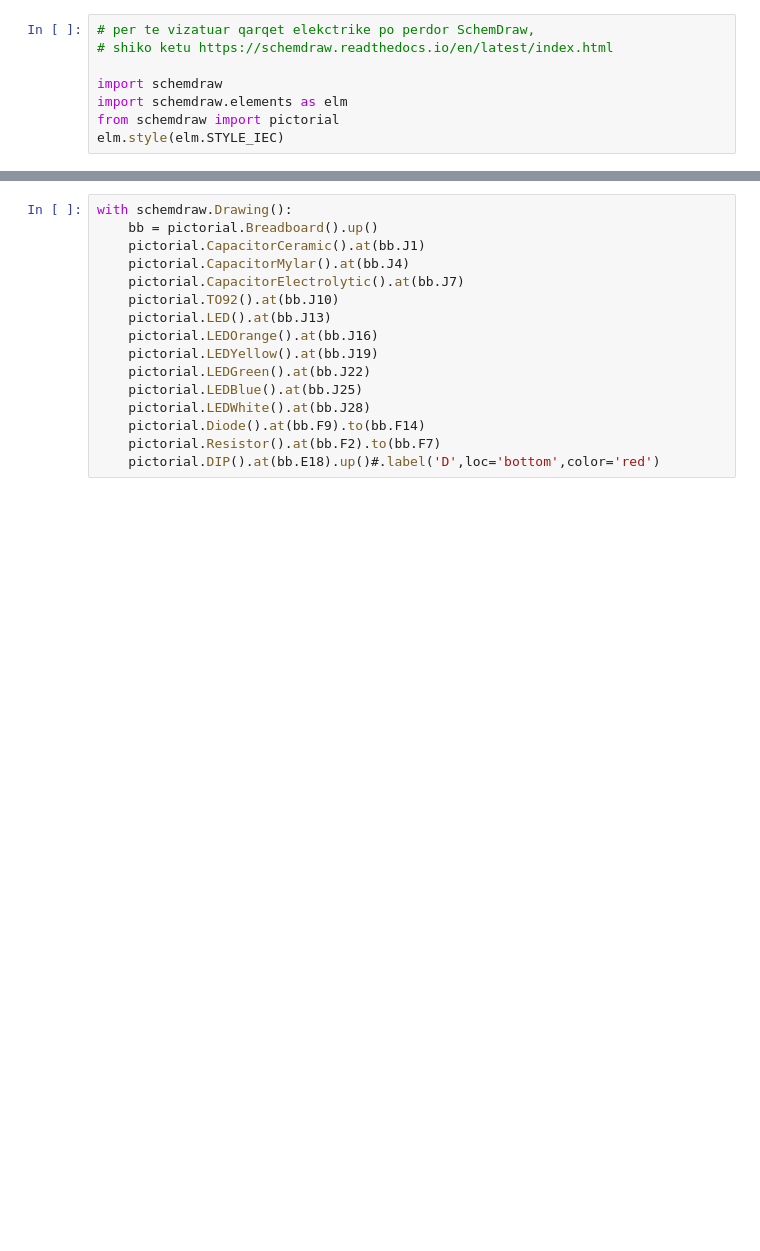
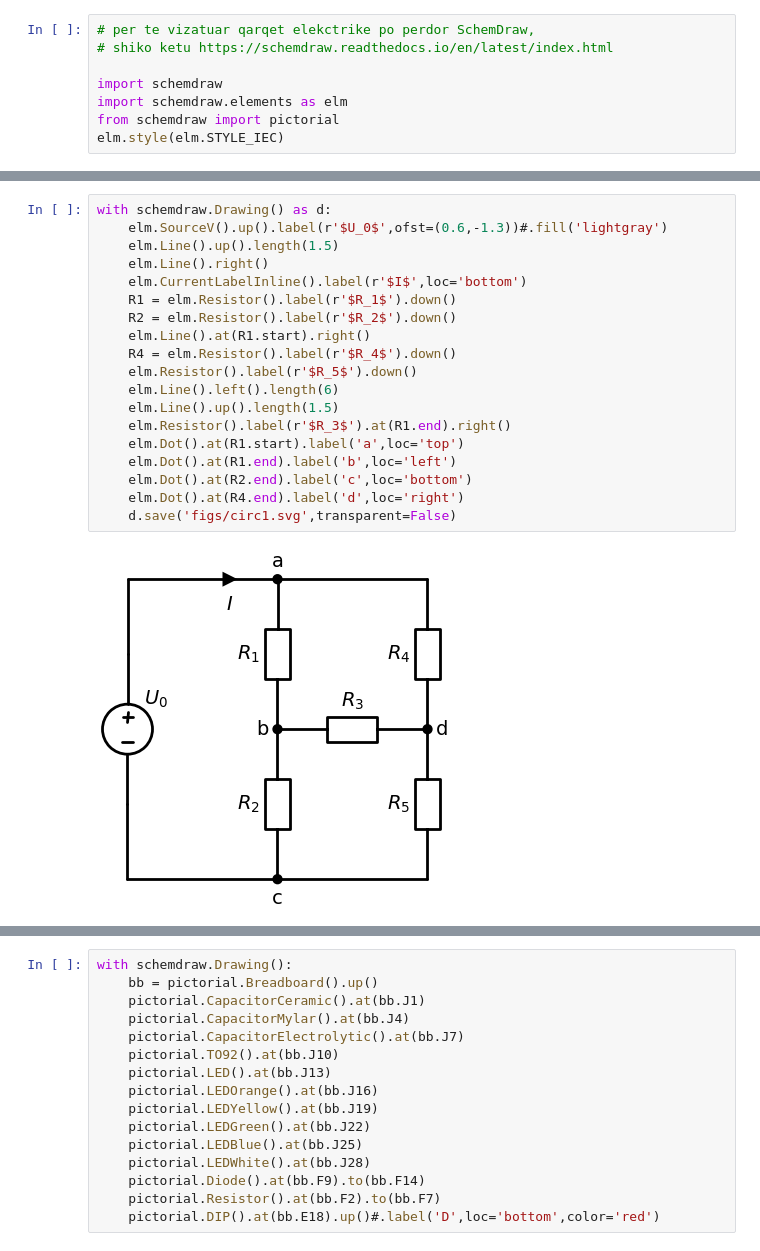
Before and after one commit to ekafex/electronics, a Jupyter notebook: Lectures/Circuit_Draw.ipynb, the cells around one changed output, grey strips where cells are left out. Saved outputs shown, nothing was run; the diff lists cells and outputs as text; blank space fills up the shorter version.

```diff
--- a/Lectures/Circuit_Draw.ipynb
+++ b/Lectures/Circuit_Draw.ipynb
@@ -53,0 +64,21 @@ with schemdraw.Drawing() as d:
+# %%
+with schemdraw.Drawing() as d:
+    elm.SourceV().up().label(r'$U_0$',ofst=(0.6,-1.3))#.fill('lightgray')
+    elm.Line().up().length(1.5)
+    elm.Line().right()
+    elm.CurrentLabelInline().label(r'$I$',loc='bottom')
+    R1 = elm.Resistor().label(r'$R_1$').down()
+    R2 = elm.Resistor().label(r'$R_2$').down()
+    elm.Line().at(R1.start).right()
+    R4 = elm.Resistor().label(r'$R_4$').down()
+    elm.Resistor().label(r'$R_5$').down()
+    elm.Line().left().length(6)
+    elm.Line().up().length(1.5)
+    elm.Resistor().label(r'$R_3$').at(R1.end).right()
+    elm.Dot().at(R1.start).label('a',loc='top')
+    elm.Dot().at(R1.end).label('b',loc='left')
+    elm.Dot().at(R2.end).label('c',loc='bottom')
+    elm.Dot().at(R4.end).label('d',loc='right')
+    d.save('figs/circ1.svg',transparent=False)
+# %% [output]
+[figure, added]
```
Also changed, not shown: parts of 4 cells of this notebook.
